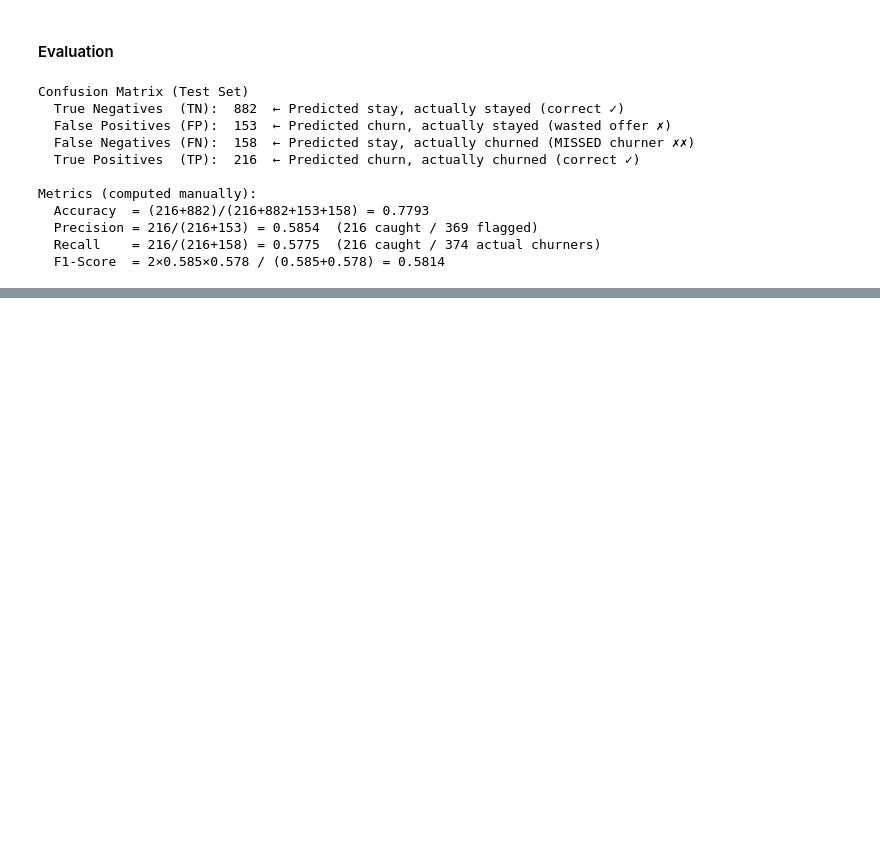
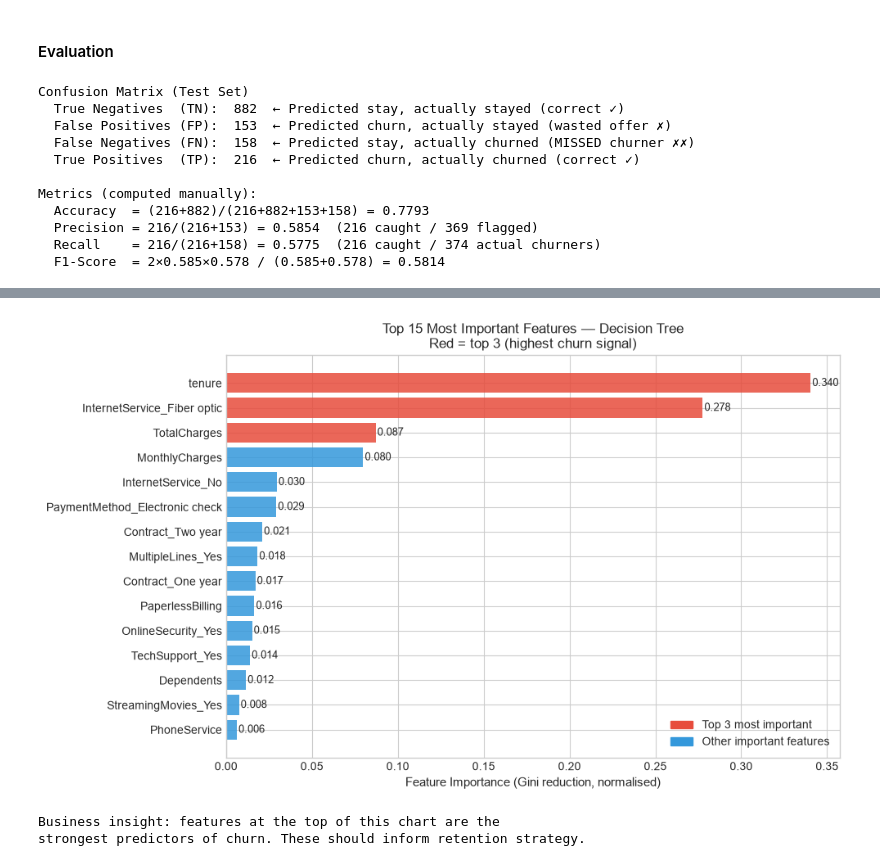
Before and after one commit to AlexKarari/decision-trees, a Jupyter notebook: notebooks/DT_learnings.ipynb, the cells around one changed output, grey strips where cells are left out. Saved outputs shown, nothing was run; the diff lists cells and outputs as text; code cells hidden in the pictures; blank space fills up the shorter version.

Commit message:
Get feature importance.

```diff
--- a/notebooks/DT_learnings.ipynb
+++ b/notebooks/DT_learnings.ipynb
@@ -307,0 +312,19 @@ FileNotFoundError: [Errno 2] No such file or directory: '../visualizations/confu
+# %%
+# Feature importance — which features drive churn predictions?
+
+importance_df = pd.DataFrame({
+    'feature'    : feature_cols,
+    'importance' : tree.feature_importances_
+}).sort_values('importance', ascending=False)
+
+# Only show features the tree actually used
+importance_df = importance_df[importance_df['importance'] > 0].reset_index(drop=True)
+
+print(f'Features used by the tree: {len(importance_df)} of {len(feature_cols)}')
+print(f'Features ignored: {len(feature_cols) - len(importance_df)}')
+print()
+print(f'{"Rank":<5} {"Feature":<45} {"Importance":<12} Bar')
+print('-' * 80)
+for i, row in importance_df.head(15).iterrows():
+    bar = '█' * int(row['importance'] * 200)
+    print(f'{i+1:<5} {row["feature"]:<45} {row["importance"]:.4f}       {bar}')
@@ -307,0 +352,42 @@ FileNotFoundError: [Errno 2] No such file or directory: '../visualizations/confu
+# %%
+# Feature importance bar chart
+
+top_n = 15
+top_features = importance_df.head(top_n)
+
+fig, ax = plt.subplots(figsize=(10, 6))
+
+bars = ax.barh(
+    range(top_n),
+    top_features['importance'],
+    color=[COLORS['churn'] if i < 3 else COLORS['neutral'] for i in range(top_n)],
+    alpha=0.85
+)
+
+# Label bars
+for i, (_, row) in enumerate(top_features.iterrows()):
+    ax.text(row['importance'] + 0.001, i, f"{row['importance']:.3f}",
+            va='center', fontsize=9)
+
+ax.set_yticks(range(top_n))
+ax.set_yticklabels(top_features['feature'], fontsize=10)
+ax.invert_yaxis()
+ax.set_xlabel('Feature Importance (Gini reduction, normalised)', fontsize=11)
+ax.set_title(f'Top {top_n} Most Important Features — Decision Tree\n'
+             'Red = top 3 (highest churn signal)', fontsize=12)
+
+# Add legend
+red_patch   = mpatches.Patch(color=COLORS['churn'],   label='Top 3 most important')
+blue_patch  = mpatches.Patch(color=COLORS['neutral'], label='Other important features')
+ax.legend(handles=[red_patch, blue_patch], loc='lower right')
+
+plt.tight_layout()
+plt.savefig('../visualisations/feature_importance.png', dpi=150, bbox_inches='tight')
+plt.show()
+
+print('\nBusiness insight: features at the top of this chart are the')
+print('strongest predictors of churn. These should inform retention strategy.')
+# %% [output]
+[figure, added]
+Business insight: features at the top of this chart are the
+strongest predictors of churn. These should inform retention strategy.
```
Also changed, not shown: parts of 3 cells of this notebook.
